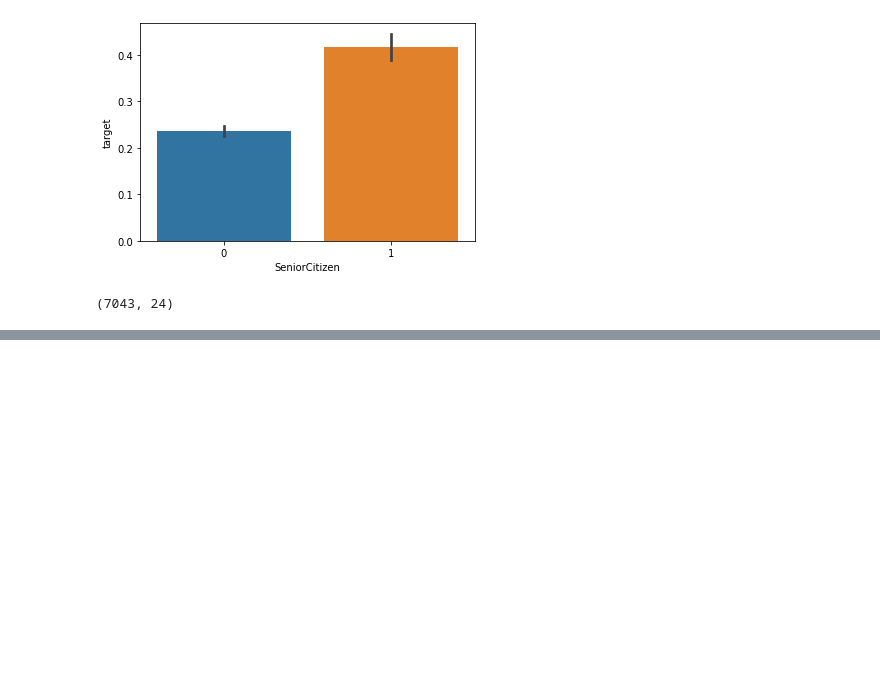
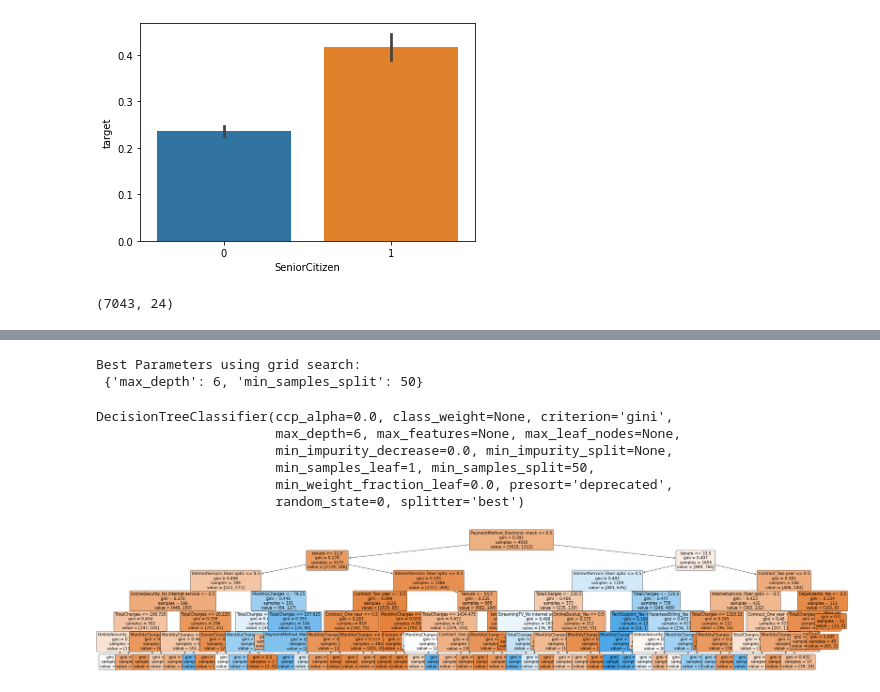
Before and after one commit to Aditk23/Telecom-Churn-Analysis, a Jupyter notebook: TelecomChurn.ipynb, the cells around one changed output, grey strips where cells are left out. Cells and saved outputs as stored; diff of their text form; code cells hidden in the pictures; blank space fills up the shorter version.

Commit message:
Modelling

```diff
--- a/TelecomChurn.ipynb
+++ b/TelecomChurn.ipynb
@@ -307,0 +325,5 @@ X_all.shape
+# %%
+# Logistic Regression Model
+from sklearn.linear_model import LogisticRegression
+logreg=LogisticRegression(random_state=0)
+logreg.fit(X_train,y_train)
@@ -307,0 +360,33 @@ X_all.shape
+# %%
+# Building a Decision Tree Model
+from sklearn.tree import DecisionTreeClassifier
+dtree=DecisionTreeClassifier(criterion='gini',random_state=0)
+# %%
+np.random.seed(44)
+from sklearn.model_selection import GridSearchCV
+param_dist = {'max_depth': [3, 5, 6, 7], 'min_samples_split': [50, 100, 150, 200, 250] }
+tree_grid = GridSearchCV(dtree, cv = 10, param_grid=param_dist,n_jobs = 3)
+tree_grid.fit(X_train,y_train)
+print('Best Parameters using grid search: \n', tree_grid.best_params_)
+# %% [output]
+Best Parameters using grid search:
+ {'max_depth': 6, 'min_samples_split': 50}
+# %%
+dtree=DecisionTreeClassifier(criterion='gini',random_state=0,max_depth=6,min_samples_split=50)
+dtree.fit(X_train,y_train)
+# %% [output]
+DecisionTreeClassifier(ccp_alpha=0.0, class_weight=None, criterion='gini',
+                       max_depth=6, max_features=None, max_leaf_nodes=None,
+                       min_impurity_decrease=0.0, min_impurity_split=None,
+                       min_samples_leaf=1, min_samples_split=50,
+                       min_weight_fraction_leaf=0.0, presort='deprecated',
+                       random_state=0, splitter='best')
+# %%
+from sklearn import tree
+import pydotplus
+import matplotlib.pyplot as plt
+plt.figure(figsize=[50,10])
+tree.plot_tree(dtree,filled=True,fontsize=15,rounded=True,feature_names=X_all.columns)
+plt.show()
+# %% [output]
+[figure, added]
```
Also changed, not shown: parts of 21 cells of this notebook, 1 other file.
